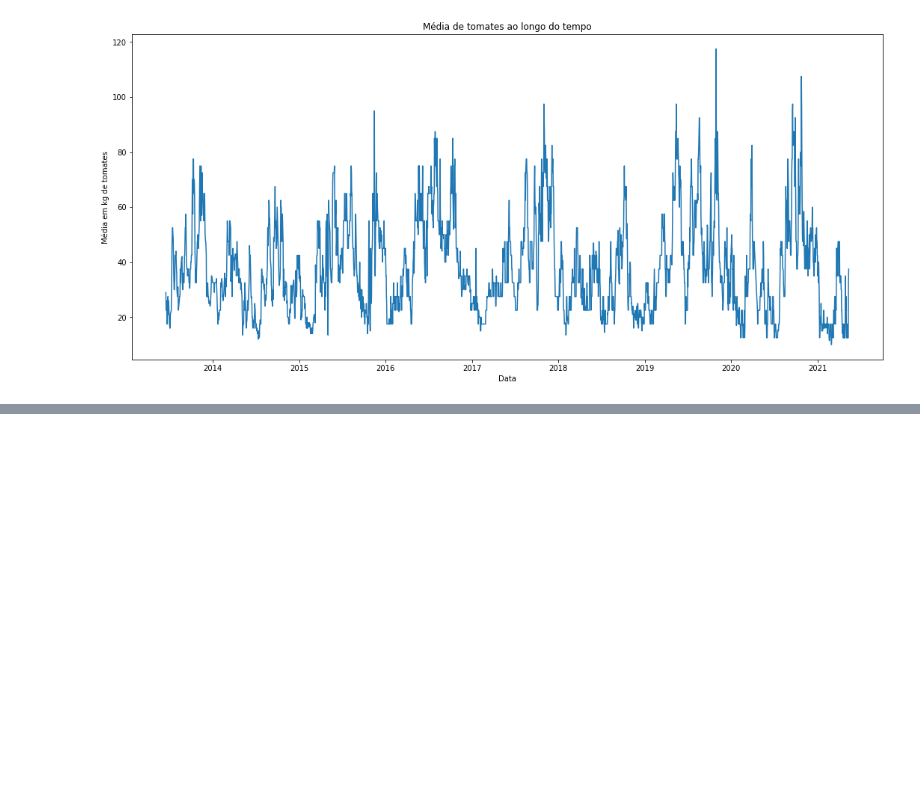
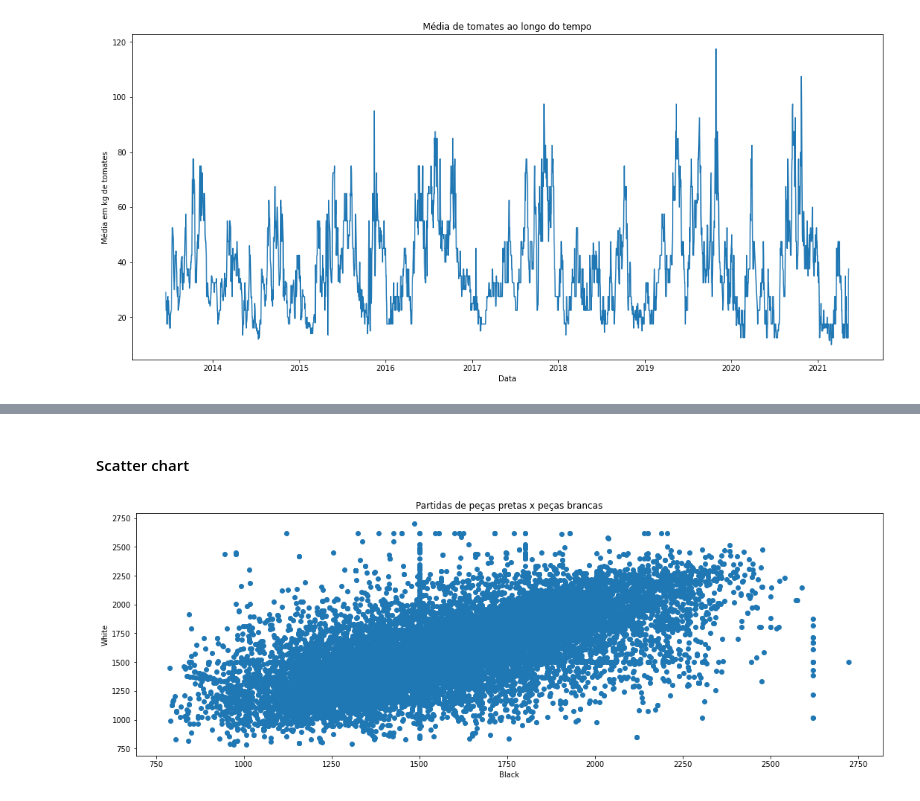
Before and after one commit to rfelipesilva/pos-tech-data-analytics, a Jupyter notebook: fase_02_machine_learning_and_time_series/jupyter/01-machine learning com python.ipynb, the cells around one changed output, grey strips where cells are left out. Saved outputs shown, nothing was run; the diff lists cells and outputs as text; code cells hidden in the pictures; blank space fills up the shorter version.

```diff
--- a/fase_02_machine_learning_and_time_series/jupyter/01-machine learning com python.ipynb
+++ b/fase_02_machine_learning_and_time_series/jupyter/01-machine learning com python.ipynb
@@ -487,3 +494,6 @@ plt.title('Média de tomates ao longo do tempo')
 plt.show()
 # %% [output]
 [figure]
+# %%
+df_chess = df_excel.copy()
+df_chess.head()
@@ -489,0 +507,11 @@ plt.show()
+# %% [markdown]
+#### Scatter chart
+# %%
+plt.figure(figsize=(18,6))
+plt.scatter(df_chess['black_rating'], df_chess['white_rating'])
+plt.xlabel('Black')
+plt.ylabel('White')
+plt.title('Partidas de peças pretas x peças brancas')
+plt.show()
+# %% [output]
+[figure, added]
```
Also changed, not shown: parts of 37 cells of this notebook, 1 other file.
